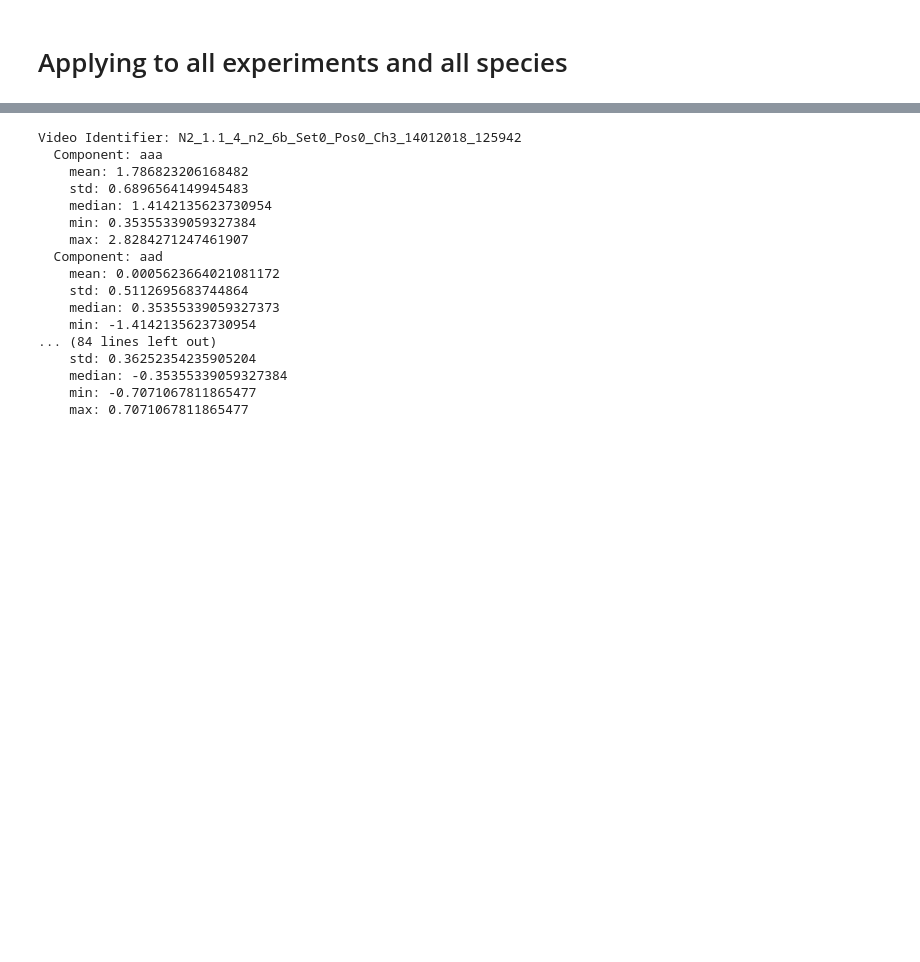
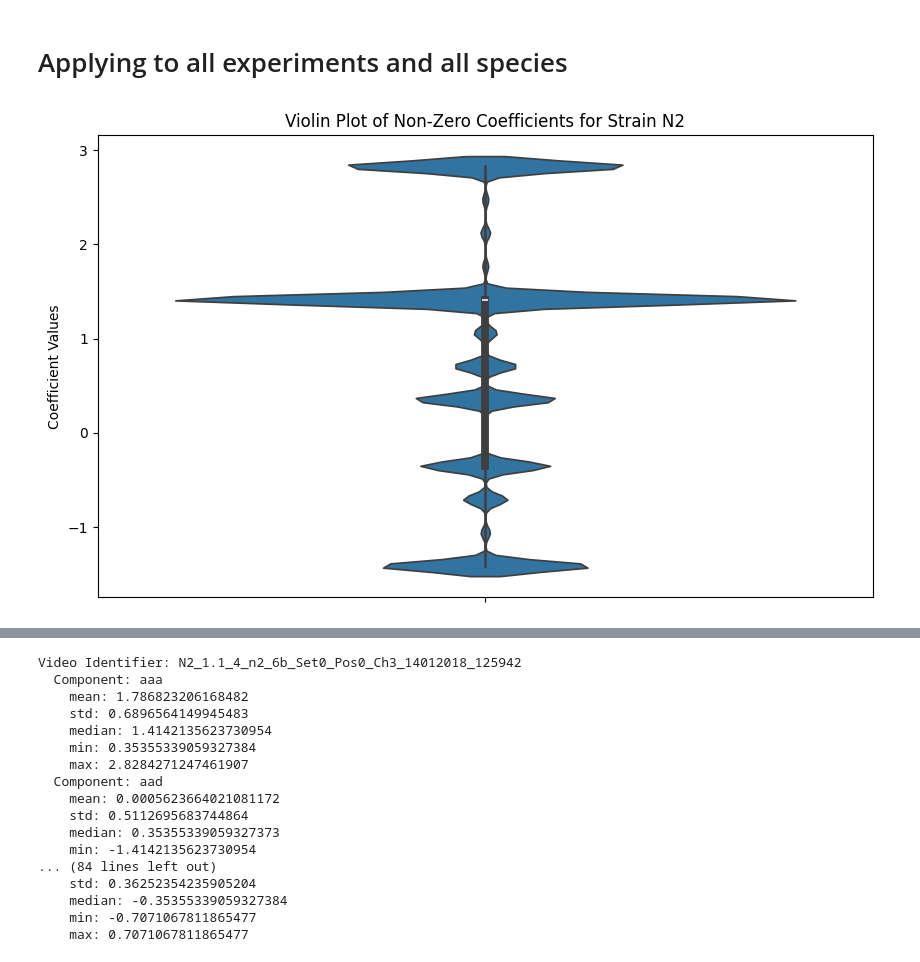
Before and after one commit to erusconiclerici/collectiveNematodes, a Jupyter notebook: Code/Python/wavelet_transform.ipynb, the cells around one changed output, grey strips where cells are left out. Cells and saved outputs as stored; diff of their text form; code cells hidden in the pictures; blank space fills up the shorter version.

Commit message:
plot all videos violin plots per strain

```diff
--- a/Code/Python/wavelet_transform.ipynb
+++ b/Code/Python/wavelet_transform.ipynb
@@ -513,0 +454,82 @@ for species_name in os.listdir(root_directory):
+# %%
+from collections import defaultdict
+
+# Load frames into a 3D array
+def load_frames(frame_paths):
+    frames = [cv2.imread(frame) for frame in frame_paths]
+    return np.stack(frames, axis=0)
+
+# Apply 3D wavelet transform
+def apply_3d_wavelet(frames, wavelet='haar'):
+    coeffs = pywt.dwtn(frames, wavelet)
+    return coeffs
+
+def select_frames(directory, step=5):
+    path_pattern = os.path.join(directory, '*.jpg')
+    all_frames = sorted(glob.glob(path_pattern))
+    selected_frames = [all_frames[0]] + all_frames[1:-1:step] + [all_frames[-1]]
+    return selected_frames
+
+def convert_to_grayscale_and_mask(frames):
+    processed_frames = []
+    for frame in frames:
+        grayscale = color.rgb2gray(frame)
+        thresh = threshold_otsu(grayscale)
+        binary_mask = grayscale > thresh
+        closed_mask = ndi.binary_closing(binary_mask, structure=np.ones((3,3)))
+        filled_mask = ndi.binary_fill_holes(closed_mask)
+        processed_frames.append(filled_mask)
+    return np.stack(processed_frames, axis=0)
+
+def calculate_statistics(wavelet_coeffs):
+    stats = {}
+    all_non_zero_coeffs = np.array([])  # Initialize an empty array to store all non-zero coefficients
+    for key, coeffs_array in wavelet_coeffs.items():
+        non_zero_coeffs = coeffs_array[coeffs_array != 0]
+        all_non_zero_coeffs = np.concatenate((all_non_zero_coeffs, non_zero_coeffs))  # Aggregate non-zero coefficients
+        component_stats = {
+            'mean': np.mean(non_zero_coeffs) if non_zero_coeffs.size else 0,
+            'std': np.std(non_zero_coeffs) if non_zero_coeffs.size else 0,
+            'median': np.median(non_zero_coeffs) if non_zero_coeffs.size else 0,
+            'min': np.min(non_zero_coeffs) if non_zero_coeffs.size else np.nan,
+            'max': np.max(non_zero_coeffs) if non_zero_coeffs.size else np.nan,
+        }
+        stats[key] = component_stats
+    return stats, all_non_zero_coeffs
+
+def process_video(video_directory):
+    frame_paths = select_frames(video_directory)
+    frames = load_frames(frame_paths)
+    grayscale_masked_frames = convert_to_grayscale_and_mask(frames)
+    wavelet_coeffs = apply_3d_wavelet(grayscale_masked_frames)
+    stats, non_zero_coeffs = calculate_statistics(wavelet_coeffs)
+    return stats, non_zero_coeffs
+
+# Path to the root directory containing all species' folders
+root_directory = '/Volumes/TOSHIBA_EXT/Phenotype_features_collective/Data/ExtractedFrames'
+
+# Dictionary to hold statistics for each video
+all_video_statistics = {}
+strain_coefficients = defaultdict(list)
+
+# Iterate over each species folder
+for species_name in os.listdir(root_directory):
+    species_path = os.path.join(root_directory, species_name)
+    if os.path.isdir(species_path):
+        for experiment_name in os.listdir(species_path):
+            experiment_path = os.path.join(species_path, experiment_name)
+            if os.path.isdir(experiment_path):
+                video_stats, non_zero_coeffs = process_video(experiment_path)
+                video_identifier = f"{species_name}_{experiment_name}"
+                all_video_statistics[video_identifier] = video_stats
+                strain_coefficients[species_name].extend(non_zero_coeffs)
+
+# Create violin plots for each strain
+for strain, coeffs in strain_coefficients.items():
+    plt.figure(figsize=(10, 6))
+    sns.violinplot(y=coeffs)
+    plt.title(f'Violin Plot of Non-Zero Coefficients for Strain {strain}')
+    plt.ylabel('Coefficient Values')
+    plt.show()
+# %% [output]
+[figure, added]
```
Also changed, not shown: parts of 3 cells of this notebook.
